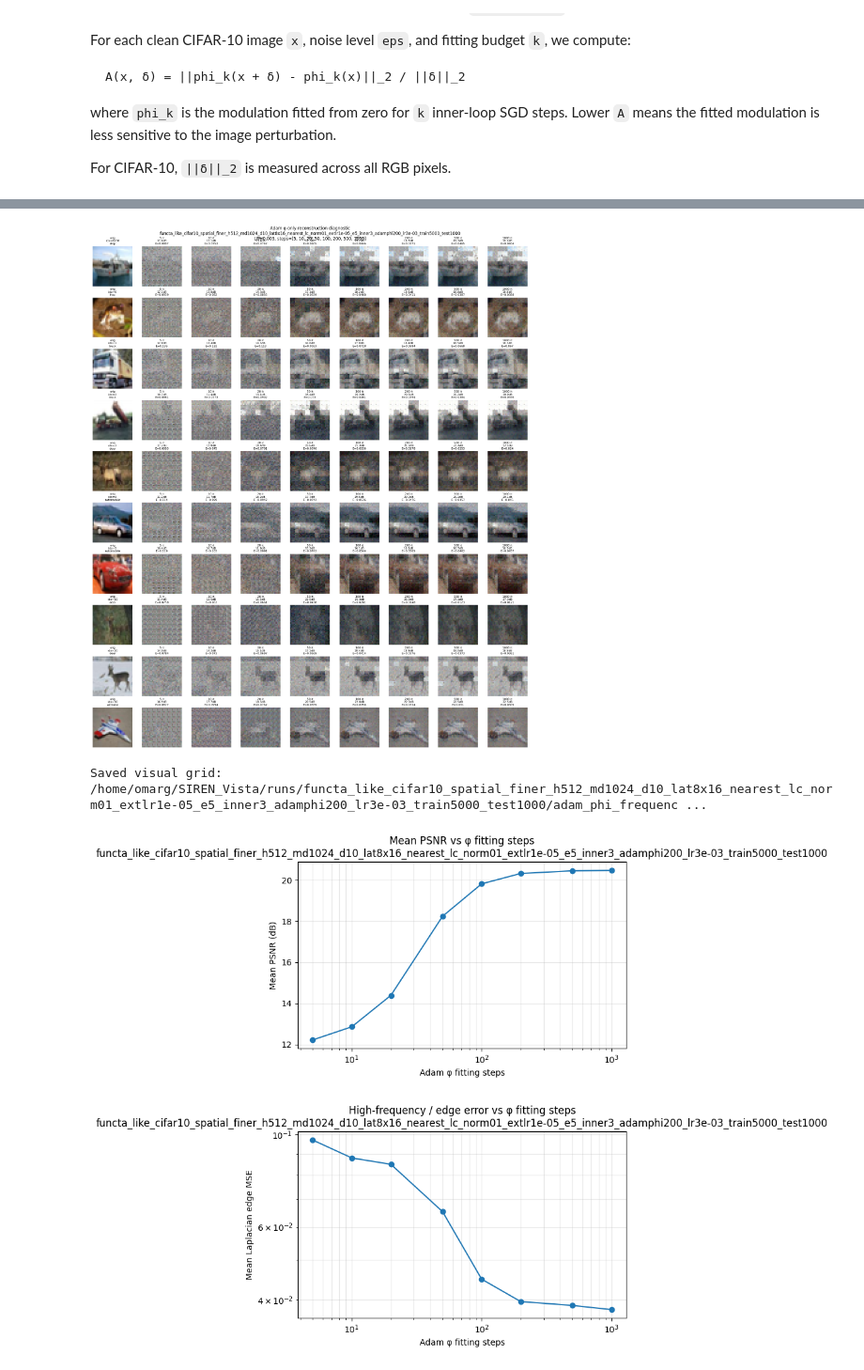
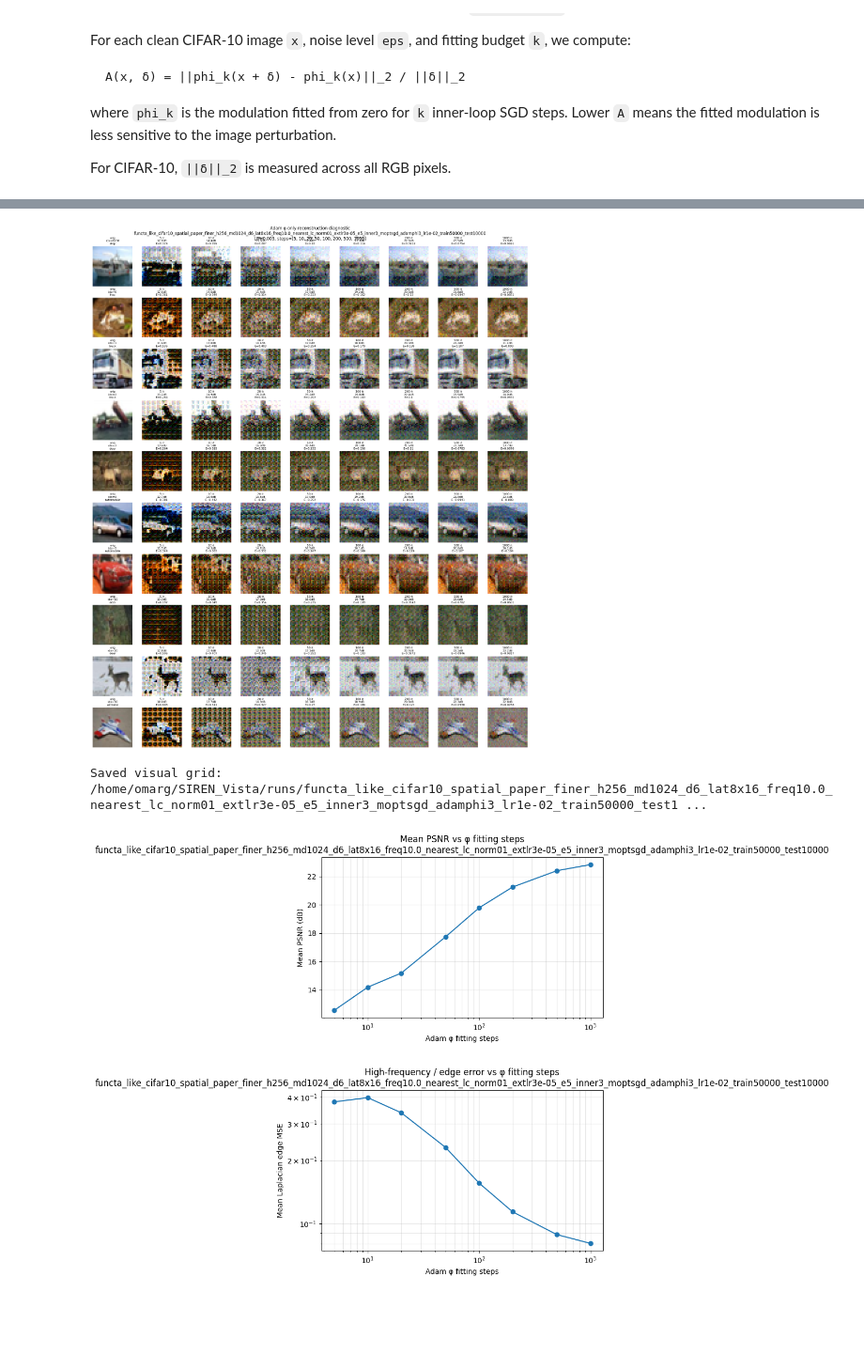
Before and after one commit to omarghara/SIREN_Vista, a Jupyter notebook: notebooks/model_reconstruction_tsne_perturbation_cifar10.ipynb, the cells around one changed output, grey strips where cells are left out. Shown at 94% size. Saved outputs shown, nothing was run; the diff lists cells and outputs as text; code cells hidden in the pictures; blank space fills up the shorter version.

```diff
--- a/notebooks/model_reconstruction_tsne_perturbation_cifar10.ipynb
+++ b/notebooks/model_reconstruction_tsne_perturbation_cifar10.ipynb
@@ -2,8 +2,8 @@
 # 0. Configuration: edit this cell first.
 #
 # CIFAR-10 version of the single-model reconstruction / t-SNE / perturbation notebook.
-MODEL_PATH = "/home/omarg/SIREN_Vista/model_cifar10/functa_like_cifar10_spatial_siren_h512_md1024_d10_lat8x16_nearest_lc_norm01_extlr1e-05_e5_inner3_adamphi200_lr3e-03_train5000_test1000/modSiren.pth"
-CLASSIFIER_PATH = "/home/omarg/SIREN_Vista/runs/.../cifar10_classifier/best_classifier.pth"
+MODEL_PATH = "/home/omarg/SIREN_Vista/model_cifar10/functa_like_cifar10_spatial_paper_siren_h256_md1024_d6_lat8x16_freq10.0_nearest_lc_norm01_extlr3e-05_e512_inner3_moptsgd_adamphi3_lr1e-02_train50000_test10000/modSiren.pth"
+CLASSIFIER_PATH = "/home/omarg/SIREN_Vista/runs/functa_like_cifar10_spatial_paper_finer_h256_md1024_d6_lat8x16_freq10.0_nearest_lc_norm01_extlr3e-05_e5_inner3_moptsgd_adamphi3_lr1e-02_train50000_test10000/cifar10_classifier/best_classifier.pth"
 # MODEL_PATH = "/home/omarg/SIREN_Vista/model_cifar10/functa_like_cifar10_finer_h512_md512_d10_freq30.0_bias2_scaledetach_norm01_extlr1e-05_e5_inner3_adamphi200_lr3e-03_train5000_test1000/modSiren.pth"
 # CLASSIFIER_PATH = "/home/omarg/SIREN_Vista/runs/functa_like_cifar10_finer_h512_md512_d10_freq30.0_bias2_scaledetach_norm01_extlr1e-05_e5_inner3_adamphi200_lr3e-03_train5000_test1000/cifar10_classifier/best_classifier.pth"
 
@@ -1535,7 +1579,7 @@ import variants
 REPO_ROOT = "/home/omarg/SIREN_Vista"
 
 # NEW w0=60 model
-SLUG = "functa_like_cifar10_spatial_finer_h512_md1024_d10_lat8x16_nearest_lc_norm01_extlr1e-05_e5_inner3_adamphi200_lr3e-03_train5000_test1000"
+SLUG = "functa_like_cifar10_spatial_paper_finer_h256_md1024_d6_lat8x16_freq10.0_nearest_lc_norm01_extlr3e-05_e5_inner3_moptsgd_adamphi3_lr1e-02_train50000_test10000"
 CKPT_PATH = f"{REPO_ROOT}/model_cifar10/{SLUG}/modSiren.pth"
 
 DATA_ROOT = "/home/omarg/data"
@@ -2014,4 +2058,4 @@ Saved summary CSV: /home/omarg/SIREN_Vista/runs/functa_like_cifar10_spatial_fine
-[figure, old version]
+[figure, new version]
-Saved visual grid: /home/omarg/SIREN_Vista/runs/functa_like_cifar10_spatial_finer_h512_md1024_d10_lat8x16_nearest_lc_norm01_extlr1e-05_e5_inner3_adamphi200_lr3e-03_train5000_test1000/adam_phi_frequenc ...
+Saved visual grid: /home/omarg/SIREN_Vista/runs/functa_like_cifar10_spatial_paper_finer_h256_md1024_d6_lat8x16_freq10.0_nearest_lc_norm01_extlr3e-05_e5_inner3_moptsgd_adamphi3_lr1e-02_train50000_test1 ...
-[figure, old version]
+[figure, new version]
-[figure, old version]
+[figure, new version]
```
Also changed, not shown: parts of 8 cells of this notebook, 49 other files.
